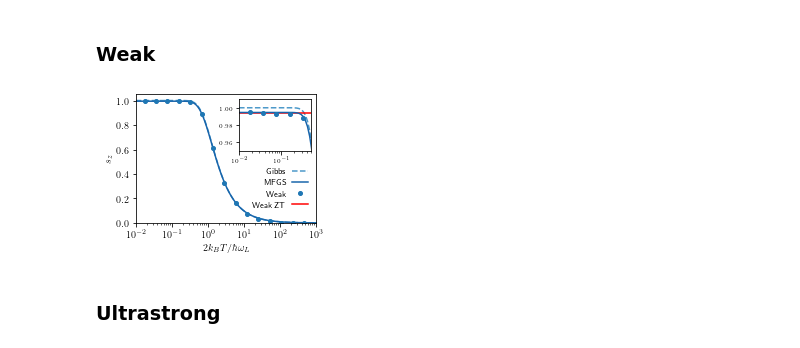
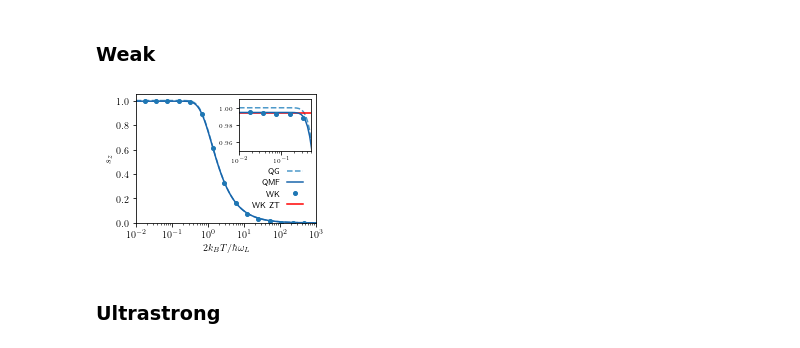
Before and after one commit to quantum-exeter/QuantumSpinDynamics, a Jupyter notebook: plot/plotStatics.ipynb, the cells around one changed output. Drawn from its saved outputs; the diff is of its cells as text; code cells hidden in the pictures.

```diff
--- a/plot/plotStatics.ipynb
+++ b/plot/plotStatics.ipynb
@@ -305,37 +399,37 @@ plt.savefig('/Users/charliehogg/Dropbox/PhD/1. 3D Project/Graphs/Paper/sz_T_prmd
 # %%
 fig, ax = plt.subplots(1, 1, figsize=(3.35, 2.5))  #size in inches
 
 bcmap = plt.get_cmap('Blues')
 ocmap = plt.get_cmap('YlGn')
 
 ax.set_xlabel("$2k_B T/\hbar\omega_L$")
 ax.set_ylabel("$s_z$")
 
 ax.set_xlim(1.0e-2, 1.0e3)
 ax.set_ylim(0.0, 1.05)
 
-ax.semilogx(dataG_qu[:,0], dataG_qu[:,3], color=bcmap(0.6), linestyle='--', label='Gibbs') # Gibbs
-ax.semilogx(data3D_MFGS_wk[:,0], data3D_MFGS_wk[:,3], color=bcmap(0.8), label='MFGS') # MFGS
-ax.semilogx(2*data3D_wk[:,0], 2*data3D_wk[:,1], 'o', markersize=4, label='Weak') # Weak Approximation
+ax.semilogx(dataG_qu[:,0], dataG_qu[:,3], color=bcmap(0.6), linestyle='--', label='QG') # Gibbs
+ax.semilogx(data3D_MFGS_wk[:,0], data3D_MFGS_wk[:,3], color=bcmap(0.8), label='QMF') # MFGS
+ax.semilogx(2*data3D_wk[:,0], 2*data3D_wk[:,1], 'o', markersize=4, label='WK') # Weak Approximation
 
 axins0 = inset_axes(ax, width="40%", height="40%", loc=1, borderpad=0.6)
 axins0.semilogx(dataG_qu[:,0], dataG_qu[:,3], color=bcmap(0.6), linestyle='--')
-axins0.axhline(0.9944444986615101, color='r', label='Weak ZT')
+axins0.axhline(0.9944444986615101, color='r', label='WK ZT')
 axins0.semilogx(data3D_MFGS_wk[:,0], data3D_MFGS_wk[:,3], color=bcmap(0.8))
 axins0.semilogx(2*data3D_wk[:,0], 2*data3D_wk[:,1], 'o', markersize=4)
 axins0.tick_params(labelsize=6)
 
 axins0.set_xlim(1.0e-2, 0.5)
 axins0.set_ylim(0.95, 1.01)
 
 fig.legend(ncol=1, frameon=False, markerfirst=False, loc=(0.655, 0.28))
 
 fig.tight_layout()
 
 plt.savefig('/Users/charliehogg/Dropbox/PhD/1. 3D Project/Graphs/Paper/wk_coupling_prmc.pdf', dpi=300) # Export for Mac
 # plt.savefig('C://Users//crh222//Dropbox//PhD//1. 3D Project//Graphs//Paper//WK_coupling_prmc.png', dpi=300) # Export for Windows
 # %% [output]
-[figure, old version]
+[figure, new version]
 # %% [markdown]
 ### Ultrastrong ###
 # %%
```
Also changed, not shown: parts of 5 cells of this notebook.
